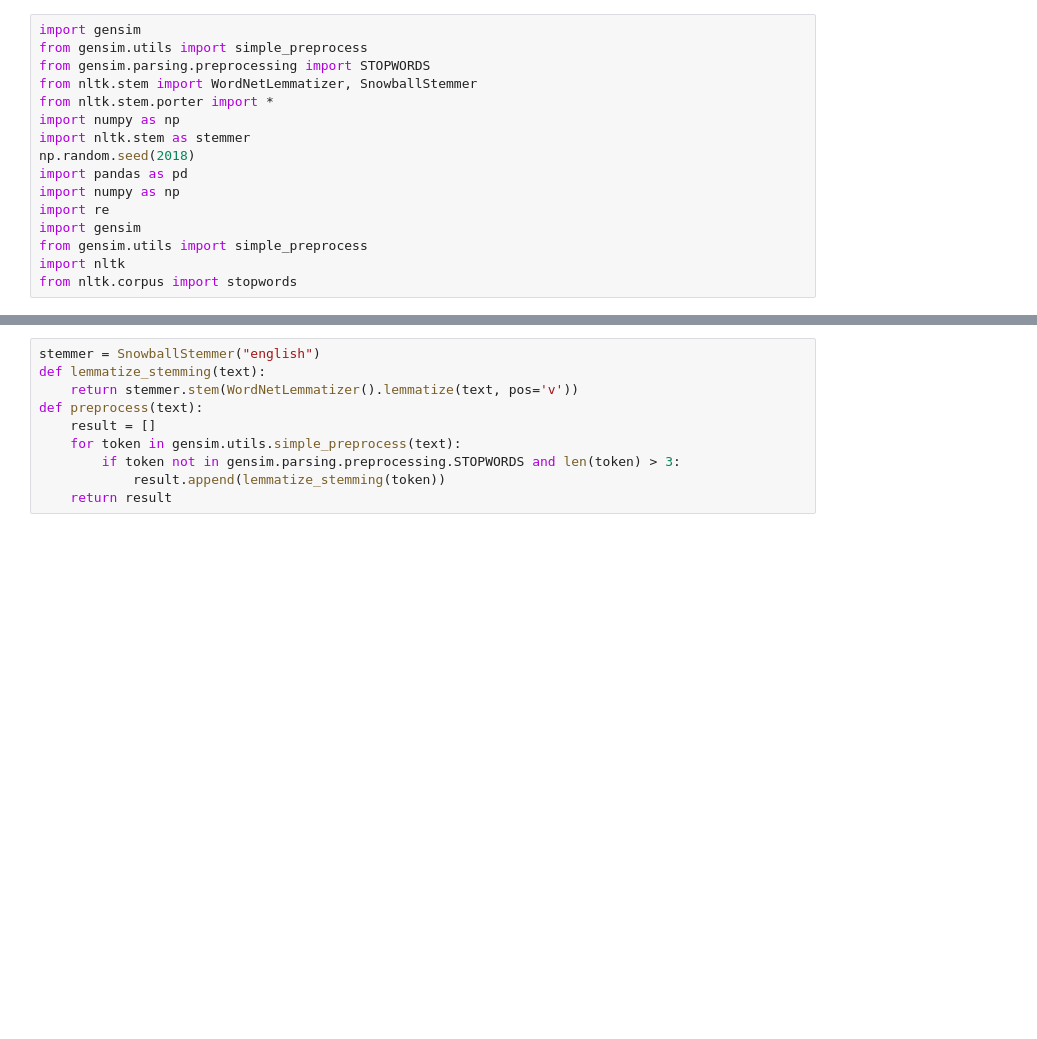
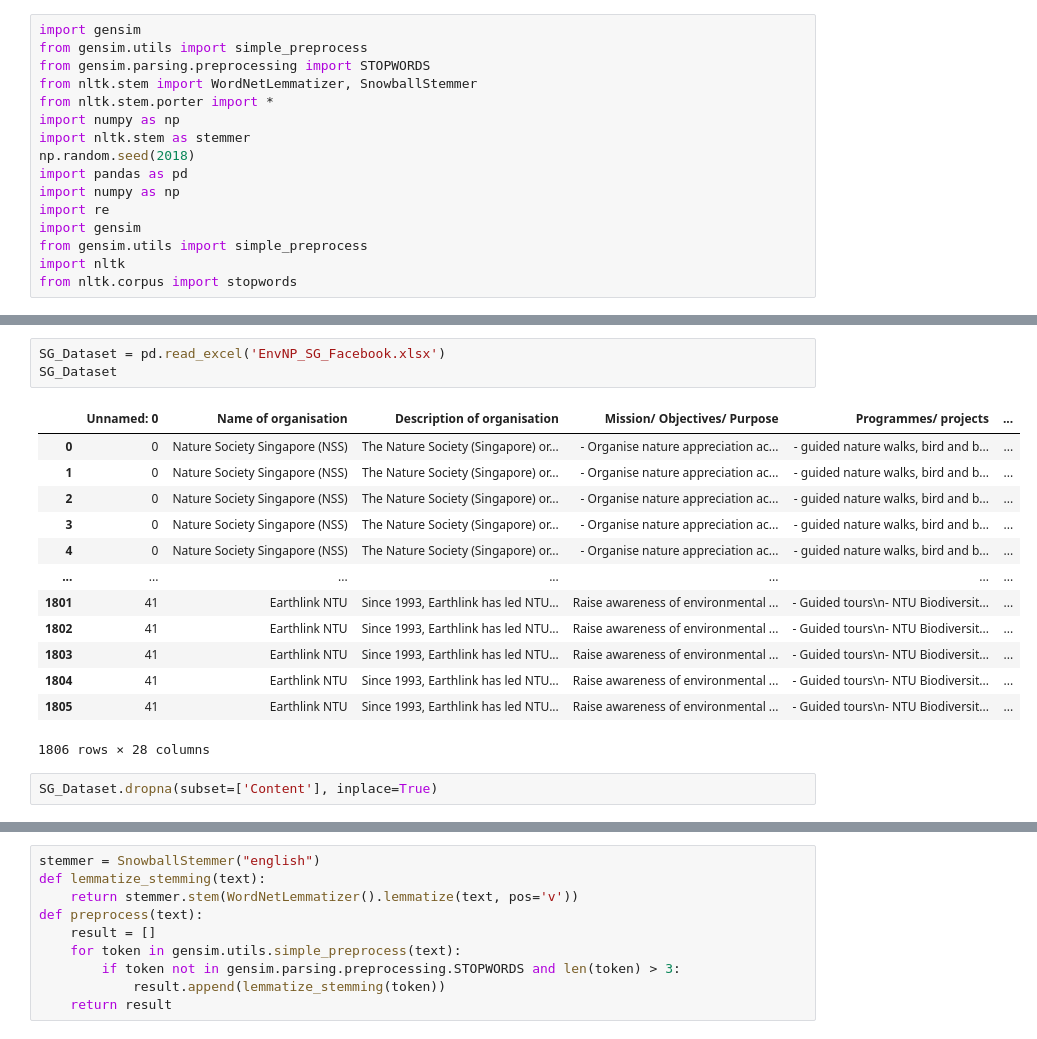
Before and after one commit to YuvBindal/MFT, a Jupyter notebook: topicModelling.ipynb, the cells around one changed output, grey strips where cells are left out. Drawn from its saved outputs; the diff is of its cells as text; blank space fills up the shorter version.

```diff
--- a/topicModelling.ipynb
+++ b/topicModelling.ipynb
@@ -32,0 +47,19 @@ df.head()
+# %%
+SG_Dataset = pd.read_excel('EnvNP_SG_Facebook.xlsx')
+SG_Dataset
+# %% [output]
+|  | Unnamed: 0 | Name of organisation | Description of organisation | Mission/ Objectives/ Purpose | Programmes/ projects | ... |
+| 0 | 0 | Nature Society Singapore (NSS) | The Nature Society (Singapore) or... | - Organise nature appreciation ac... | - guided nature walks, bird and b... | ... |
+| 1 | 0 | Nature Society Singapore (NSS) | The Nature Society (Singapore) or... | - Organise nature appreciation ac... | - guided nature walks, bird and b... | ... |
+| 2 | 0 | Nature Society Singapore (NSS) | The Nature Society (Singapore) or... | - Organise nature appreciation ac... | - guided nature walks, bird and b... | ... |
+| 3 | 0 | Nature Society Singapore (NSS) | The Nature Society (Singapore) or... | - Organise nature appreciation ac... | - guided nature walks, bird and b... | ... |
+| 4 | 0 | Nature Society Singapore (NSS) | The Nature Society (Singapore) or... | - Organise nature appreciation ac... | - guided nature walks, bird and b... | ... |
+| ... | ... | ... | ... | ... | ... | ... |
+| 1801 | 41 | Earthlink NTU | Since 1993, Earthlink has led NTU... | Raise awareness of environmental ... | - Guided tours\n- NTU Biodiversit... | ... |
+| 1802 | 41 | Earthlink NTU | Since 1993, Earthlink has led NTU... | Raise awareness of environmental ... | - Guided tours\n- NTU Biodiversit... | ... |
+| 1803 | 41 | Earthlink NTU | Since 1993, Earthlink has led NTU... | Raise awareness of environmental ... | - Guided tours\n- NTU Biodiversit... | ... |
+| 1804 | 41 | Earthlink NTU | Since 1993, Earthlink has led NTU... | Raise awareness of environmental ... | - Guided tours\n- NTU Biodiversit... | ... |
+| 1805 | 41 | Earthlink NTU | Since 1993, Earthlink has led NTU... | Raise awareness of environmental ... | - Guided tours\n- NTU Biodiversit... | ... |
+1806 rows × 28 columns
+# %%
+SG_Dataset.dropna(subset=['Content'], inplace=True)
```
Also changed, not shown: parts of 15 cells of this notebook, 9 other files.
